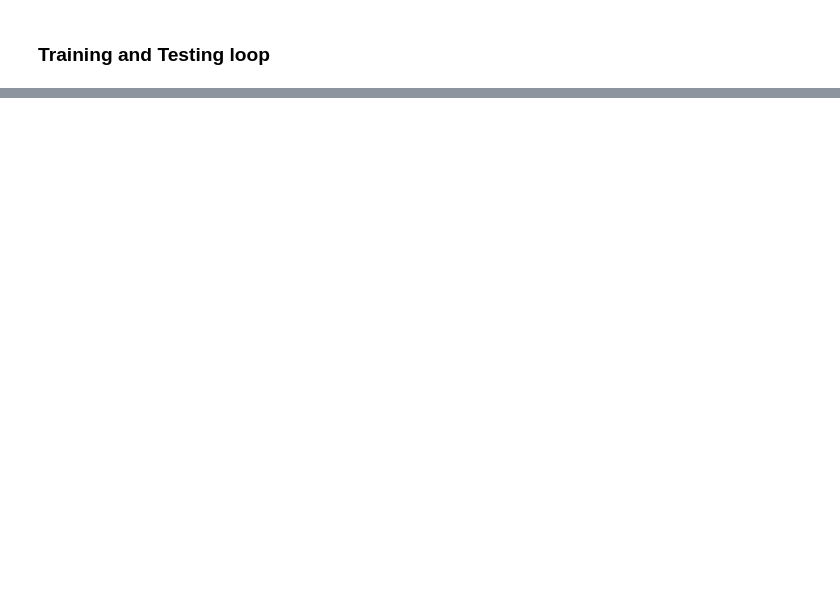
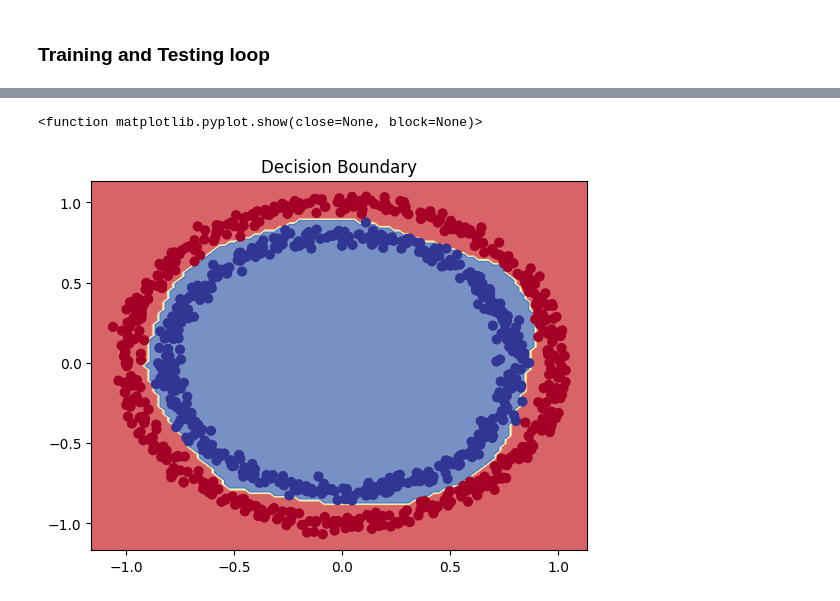
Before and after one commit to severussnape19/Deep_Learning, a Jupyter notebook: ANN/ANN_classification.ipynb, the cells around one changed output, grey strips where cells are left out. Drawn from its saved outputs; the diff is of its cells as text; code cells hidden in the pictures; blank space fills up the shorter version.

```diff
--- a/ANN/ANN_classification.ipynb
+++ b/ANN/ANN_classification.ipynb
@@ -11,9 +11,10 @@ from sklearn.datasets import make_circles
 n_samples = 1000
 torch.manual_seed(42)
 
-X, y = make_circles(n_samples,
-                    noise = 0.03,
-                    random_state = 42)
+X, y = make_circles(n_samples, noise=0.03, random_state=42)
+# X and y are numpy arrays. So, wer converted them into tensors
+X = torch.from_numpy(X).type(torch.float)
+y = torch.from_numpy(y).type(torch.float)
 print("Features:\n", X[:5])
 print("Labels:\n", y[:5])
 # %% [output]
@@ -96,14 +93,18 @@ class CircleModel(nn.Module):
   def __init__(self):
     super().__init__()
     self.layer_1 = nn.Linear(in_features = 2,
-                             out_features = 5)
-    self.layer_2 = nn.Linear(in_features = 5,
+                             out_features = 15)
+    self.relu1 = nn.ReLU()
+    self.layer_2 = nn.Linear(in_features = 15,
+                             out_features = 15)
+    self.relu2 = nn.ReLU()
+    self.layer_3 = nn.Linear(in_features = 15,
                              out_features = 1)
-    self.relu = nn.Tanh()
 
   def forward(self, x):
-    x = self.relu(self.layer_1(x))
-    x = self.layer_2(x)
+    x = self.relu1(self.layer_1(x))
+    x = self.relu2(self.layer_2(x))
+    x = self.layer_3(x)
     return x
     # Solves layer_1 and its resultant is passed to layer_2
 # %%
@@ -274,0 +337,7 @@ Epoch : 980  | Loss : 0.6787  | Test Loss : 0.6820
+# %%
+plot_decision_boundary(model, X, y)
+plt.title("Decision Boundary")
+plt.show
+# %% [output]
+<function matplotlib.pyplot.show(close=None, block=None)>
+[figure, added]
```
Also changed, not shown: parts of 12 cells of this notebook.
